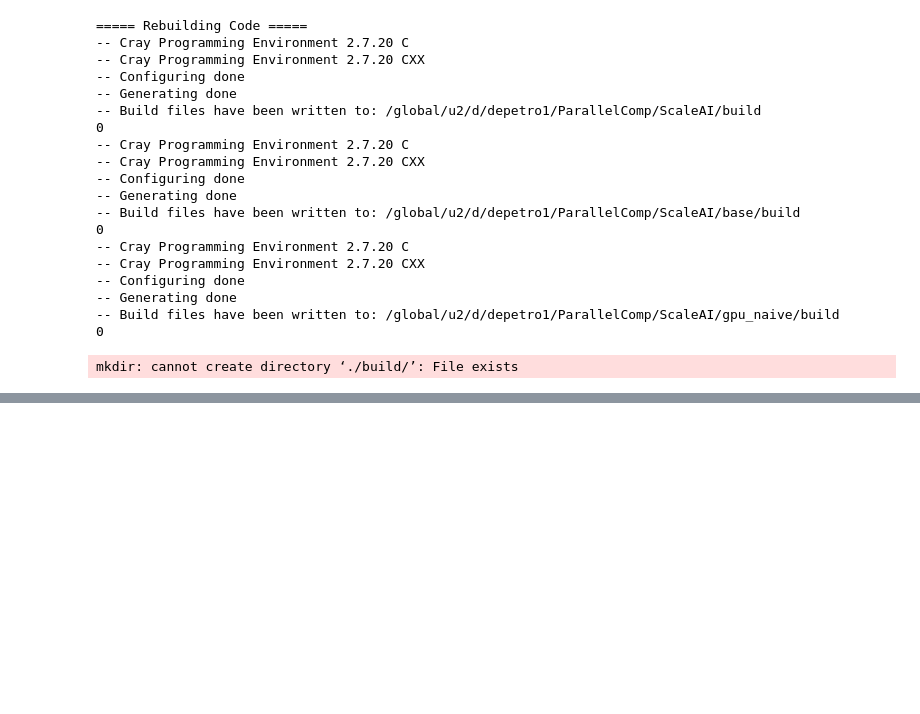
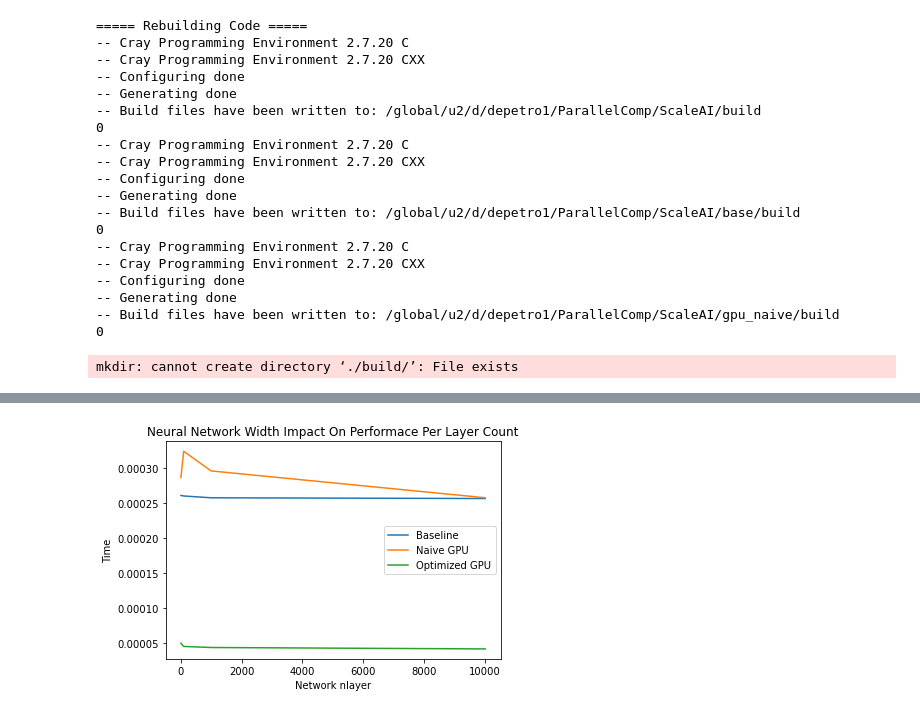
Before and after one commit to Depetrol/ScaleAI, a Jupyter notebook: performance.ipynb, the cells around one changed output, grey strips where cells are left out. Saved outputs shown, nothing was run; the diff lists cells and outputs as text; code cells hidden in the pictures; blank space fills up the shorter version.

```diff
--- a/performance.ipynb
+++ b/performance.ipynb
@@ -182,0 +209,25 @@ Calculating nalyer: 2048
+# %%
+# n = 100, w = 64 - 4096 Cost Per nlayer
+nlayer_arr = [10, 100, 1000, 10000]
+result_arr_Base = [0.00261312, 0.0260582, 0.257989, 2.56922]
+result_arr_GPU_Naive = [0.00286903, 0.0324759, 0.296532, 2.58011]
+result_arr_GPU = [0.000492963, 0.00447039, 0.0431658, 0.411377]
+
+for i in range(0, len(nlayer_arr)):
+    result_arr_Base[i] /= nlayer_arr[i]
+    result_arr_GPU_Naive[i] /= nlayer_arr[i]
+    result_arr_GPU[i] /= nlayer_arr[i]
+
+x = np.array(nlayer_arr)
+fig, ax = plt.subplots()
+ax.plot(x, result_arr_Base, label='Baseline')
+ax.plot(x, result_arr_GPU_Naive, label='Naive GPU')
+ax.plot(x, result_arr_GPU, label='Optimized GPU')
+
+ax.set_xlabel('Network nlayer')
+ax.set_ylabel('Time')
+ax.set_title('Neural Network Width Impact On Performace Per Layer Count')
+ax.legend()
+plt.show()
+# %% [output]
+[figure, added]
```
Also changed, not shown: parts of 11 cells of this notebook.
